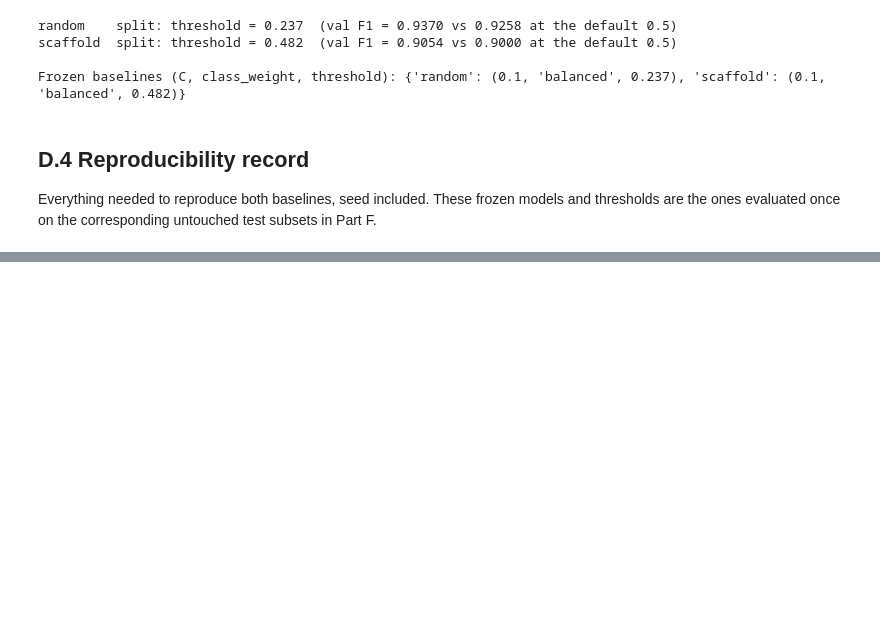
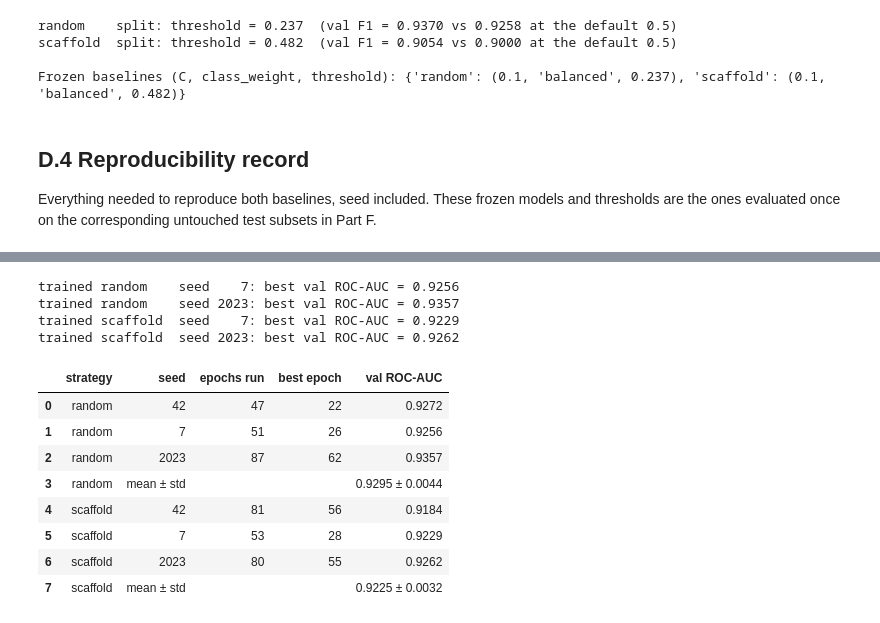
Before and after one commit to faizr206/Assignment3_MedicalImaging, a Jupyter notebook: Assignment3_Faiz.ipynb, the cells around one changed output, grey strips where cells are left out. Cells and saved outputs as stored; diff of their text form; code cells hidden in the pictures; blank space fills up the shorter version.

```diff
--- a/Assignment3_Faiz.ipynb
+++ b/Assignment3_Faiz.ipynb
@@ -1066,0 +1300,32 @@ def frozen_baseline_predict(strategy):
+# %%
+for strategy in ("random", "scaffold"):
+    for seed in (7, 2023):
+        gnn_runs[(strategy, seed)] = run_gnn(strategy, seed)
+        print(f"trained {strategy:9s} seed {seed:4d}: best val ROC-AUC = "
+              f"{gnn_runs[(strategy, seed)]['best_val_auc']:.4f}")
+
+rows = []
+for strategy in ("random", "scaffold"):
+    for seed in (42, 7, 2023):
+        r = gnn_runs[(strategy, seed)]
+        rows.append({"strategy": strategy, "seed": seed, "epochs run": r["epochs_run"],
+                     "best epoch": r["best_epoch"], "val ROC-AUC": round(r["best_val_auc"], 4)})
+    aucs = [gnn_runs[(strategy, s)]["best_val_auc"] for s in (42, 7, 2023)]
+    rows.append({"strategy": strategy, "seed": "mean ± std", "epochs run": "", "best epoch": "",
+                 "val ROC-AUC": f"{np.mean(aucs):.4f} ± {np.std(aucs):.4f}"})
+gnn_val_table = pd.DataFrame(rows)
+display(gnn_val_table)
+# %% [output]
+trained random    seed    7: best val ROC-AUC = 0.9256
+trained random    seed 2023: best val ROC-AUC = 0.9357
+trained scaffold  seed    7: best val ROC-AUC = 0.9229
+trained scaffold  seed 2023: best val ROC-AUC = 0.9262
+|  | strategy | seed | epochs run | best epoch | val ROC-AUC |
+| 0 | random | 42 | 47 | 22 | 0.9272 |
+| 1 | random | 7 | 51 | 26 | 0.9256 |
+| 2 | random | 2023 | 87 | 62 | 0.9357 |
+| 3 | random | mean ± std |  |  | 0.9295 ± 0.0044 |
+| 4 | scaffold | 42 | 81 | 56 | 0.9184 |
+| 5 | scaffold | 7 | 53 | 28 | 0.9229 |
+| 6 | scaffold | 2023 | 80 | 55 | 0.9262 |
+| 7 | scaffold | mean ± std |  |  | 0.9225 ± 0.0032 |
```
Also changed, not shown: parts of 9 cells of this notebook.
